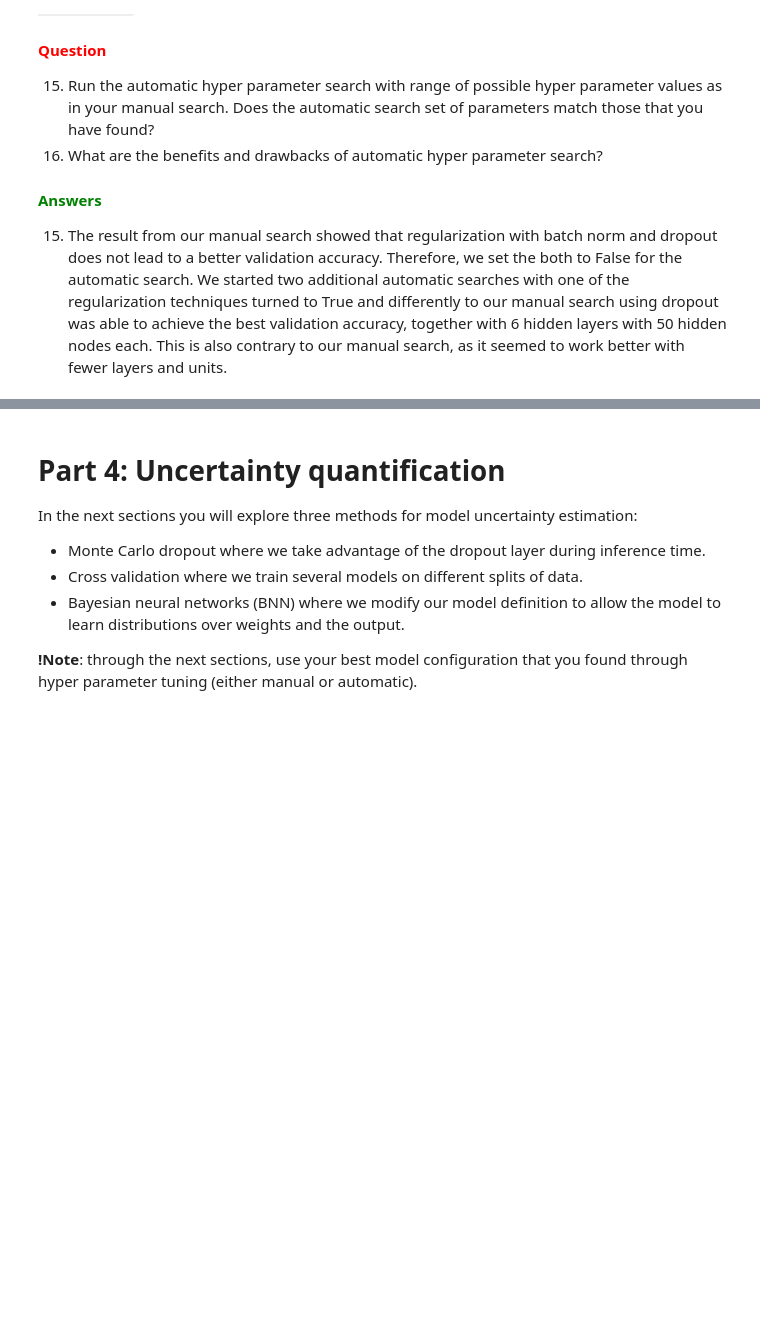
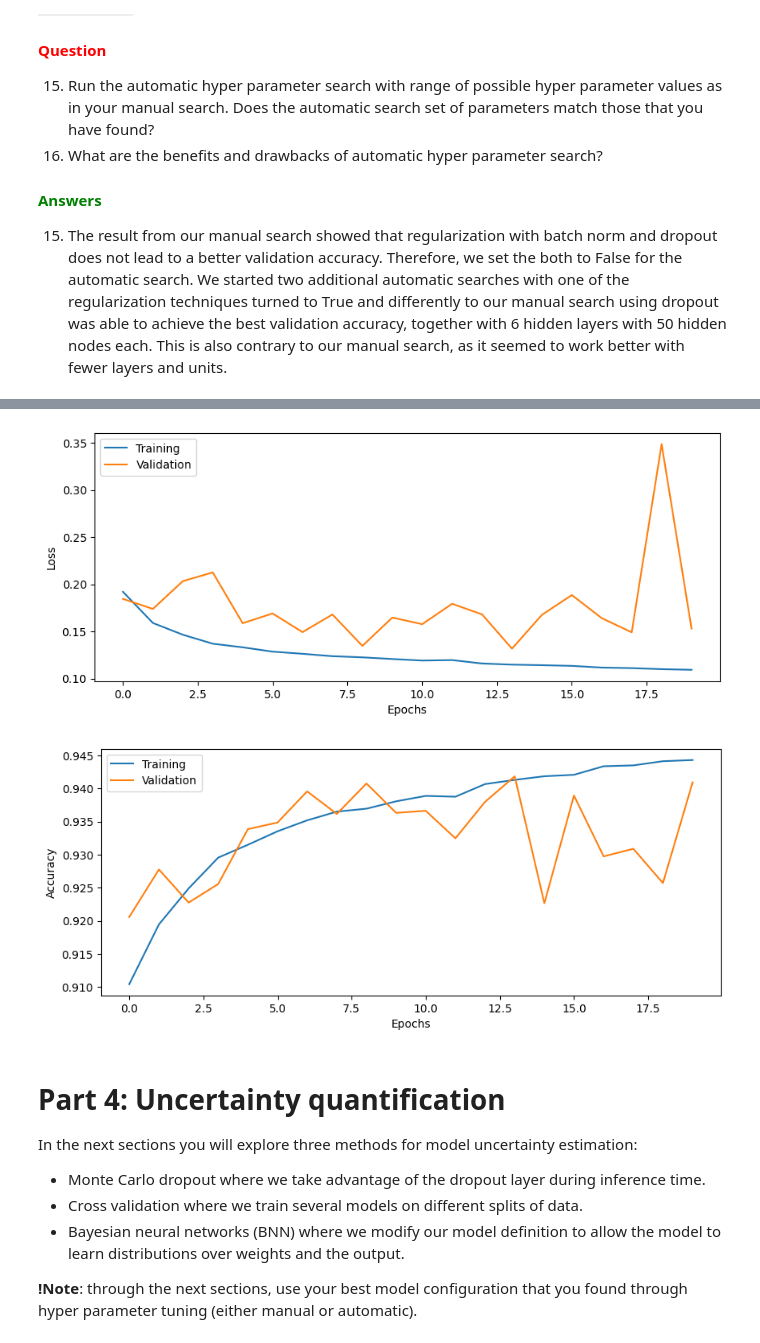
Before and after one commit to jakli758/dl_lab1, a Jupyter notebook: lab2/DNN_Lab.ipynb, the cells around one changed output, grey strips where cells are left out. Drawn from its saved outputs; the diff is of its cells as text; code cells hidden in the pictures; blank space fills up the shorter version.

```diff
--- a/lab2/DNN_Lab.ipynb
+++ b/lab2/DNN_Lab.ipynb
@@ -1430,0 +1132,23 @@ Best configuration accuracy: 0.9456644058227539
+# %%
+config = {
+    "act_fun": "r",
+    "optimizer": "sgd",
+    "use_bn": True,
+    "n_hidden_layers": 10,
+    "n_hidden_units": 100,
+    "loss": "binary_crossentropy",
+    "learning_rate": 0.1,
+    "use_dropout": False,
+    "use_custom_dropout": False,
+    "use_variational_layer": False,
+    "input_shape": Xtrain.shape[1]
+}
+
+train_config = {
+    "epochs": 20,
+    "batch_size": 1000,
+    "class_weight": class_weights
+}
+
+
+best_model = train_DNN(config, (Xtrain, Ytrain, Xval, Yval), train_config)
@@ -1430,0 +1178,9 @@ Best configuration accuracy: 0.9456644058227539
+# %%
+score = best_model.model.evaluate(Xtest, Ytest)
+
+print('Test loss: %.4f' % score[0])
+print('Test accuracy: %.4f' % score[1])
+
+# Plot the history from the training run
+plot_results(best_model)
+# %% [output]
@@ -1431,3 +1190,5 @@ Best configuration accuracy: 0.9456644058227539
+[figure, added]
+[figure, added]
 # %% [markdown]
 # Part 4: Uncertainty quantification
 
```
Also changed, not shown: parts of 13 cells of this notebook.
